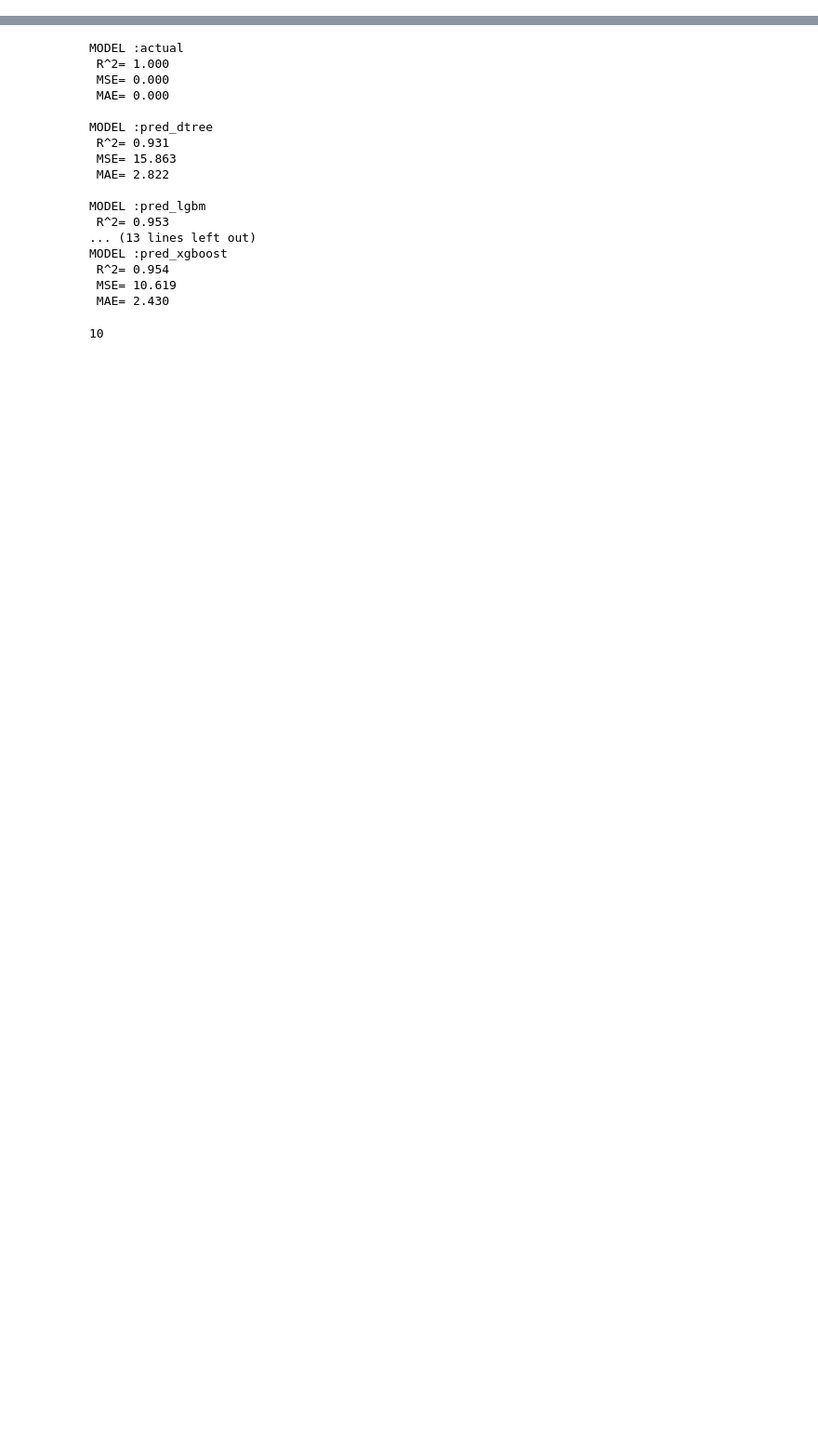
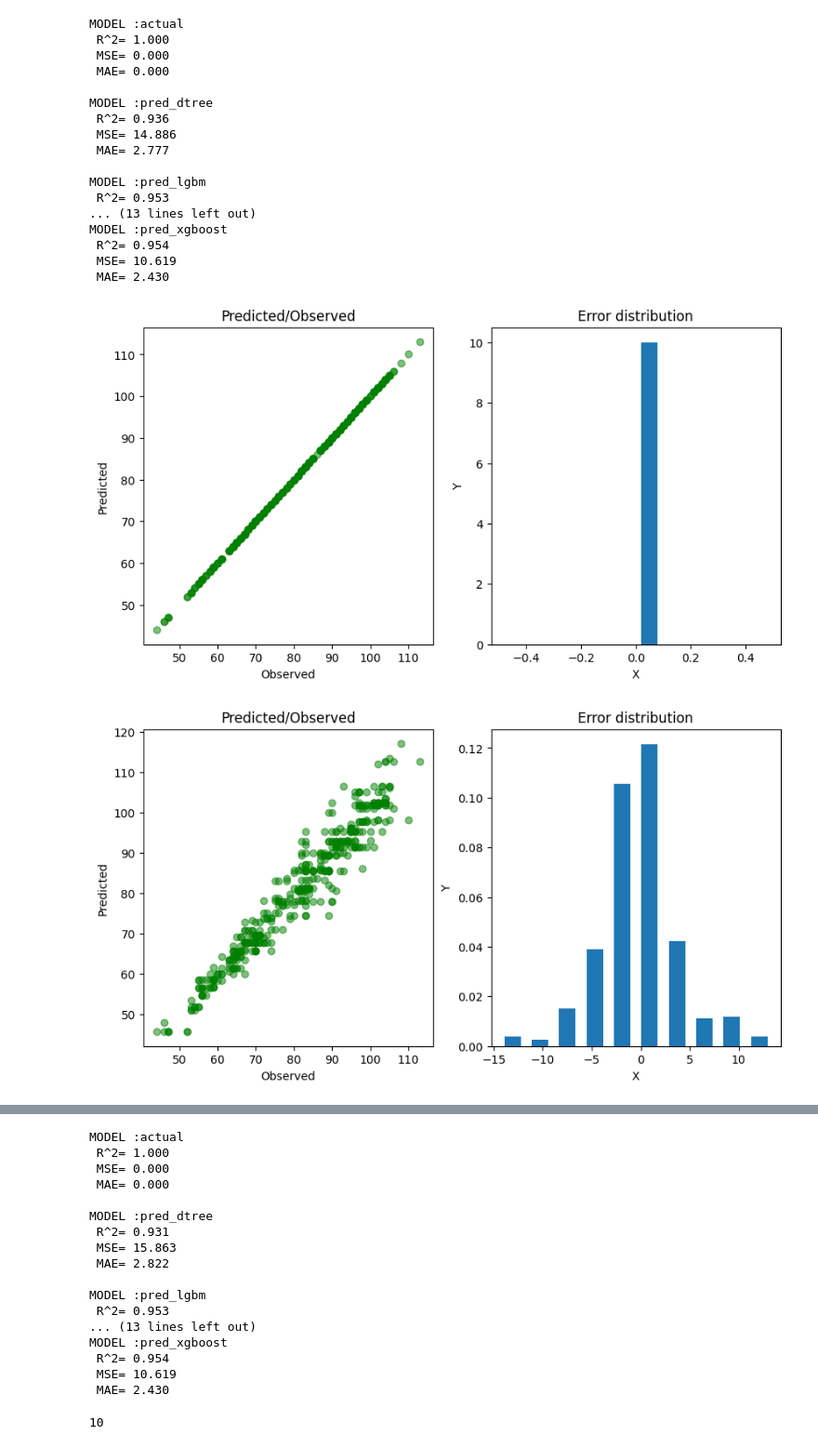
Before and after one commit to tieukhoimai/ml-airq4cast, a Jupyter notebook: viz.ipynb, the cells around one changed output, grey strips where cells are left out. Shown at 93% size. Cells and saved outputs as stored; diff of their text form; code cells hidden in the pictures; blank space fills up the shorter version.

Commit message:
feat: experiment with all combinations of data

```diff
--- a/viz.ipynb
+++ b/viz.ipynb
@@ -16,6 +18,7 @@ import gc
 # %%
 result_dir = "result/"
+#data_name_list = ['aqi_data', 'aqi_traffic_tree_data', 'aqi_tree_data', 'aqi_traffic_data']
 
-def read_and_process_file_csv(name: str):
-    return pd.read_csv(result_dir + "y_" + name + ".csv", index_col='index').rename(columns={'0': name})
+def read_and_process_file_csv(data_type: str, data_name: str):
+    return pd.read_csv(f"{result_dir}{data_name}_y_{data_type}.csv", index_col='index').rename(columns={'0': data_type})
 # %%
@@ -33,0 +103,20 @@ result = result.dropna()
+# %%
+def plot_score_chart(result):
+    for col_name in result.columns:
+      y_test = result['actual']
+      y_pred = result[col_name]
+      print('MODEL :%s\n' % col_name,
+            'R^2= %.3f\n' % r2_score(y_test, y_pred),
+            'MSE= %.3f\n' % mean_squared_error(y_test, y_pred),
+            'MAE= %.3f\n' % mean_absolute_error(y_test, y_pred))
+      fig, axs = plt.subplots(nrows=1, ncols=2, figsize=(10, 5))
+      axs[0].set_title("Predicted/Observed")
+      axs[0].set_xlabel("Observed")
+      axs[0].set_ylabel("Predicted")
+      axs[0].scatter(x=y_test, y=y_pred, color="g", marker="o", alpha=0.5)
+
+      axs[1].set_title("Error distribution")
+      axs[1].set_xlabel("X")
+      axs[1].set_ylabel("Y")
+      axs[1].hist(y_pred-y_test, bins=10, rwidth=0.6, density=True)
+      gc.collect()
@@ -33,0 +127,3 @@ result = result.dropna()
+# %%
+# for full of data
+df_aqi_traffic_tree = get_result_by_data_type('aqi_traffic_tree_data')
@@ -33,0 +132,22 @@ result = result.dropna()
+# %%
+plot_score_chart(df_aqi_traffic_tree)
+# %% [output]
+MODEL :actual
+ R^2= 1.000
+ MSE= 0.000
+ MAE= 0.000
+
+MODEL :pred_dtree
+ R^2= 0.936
+ MSE= 14.886
+ MAE= 2.777
+
+MODEL :pred_lgbm
+ R^2= 0.953
+... (13 lines left out)
+MODEL :pred_xgboost
+ R^2= 0.954
+ MSE= 10.619
+ MAE= 2.430
+[figure, added]
+[figure, added]
```
Also changed, not shown: parts of 22 cells of this notebook, 3 other files.
